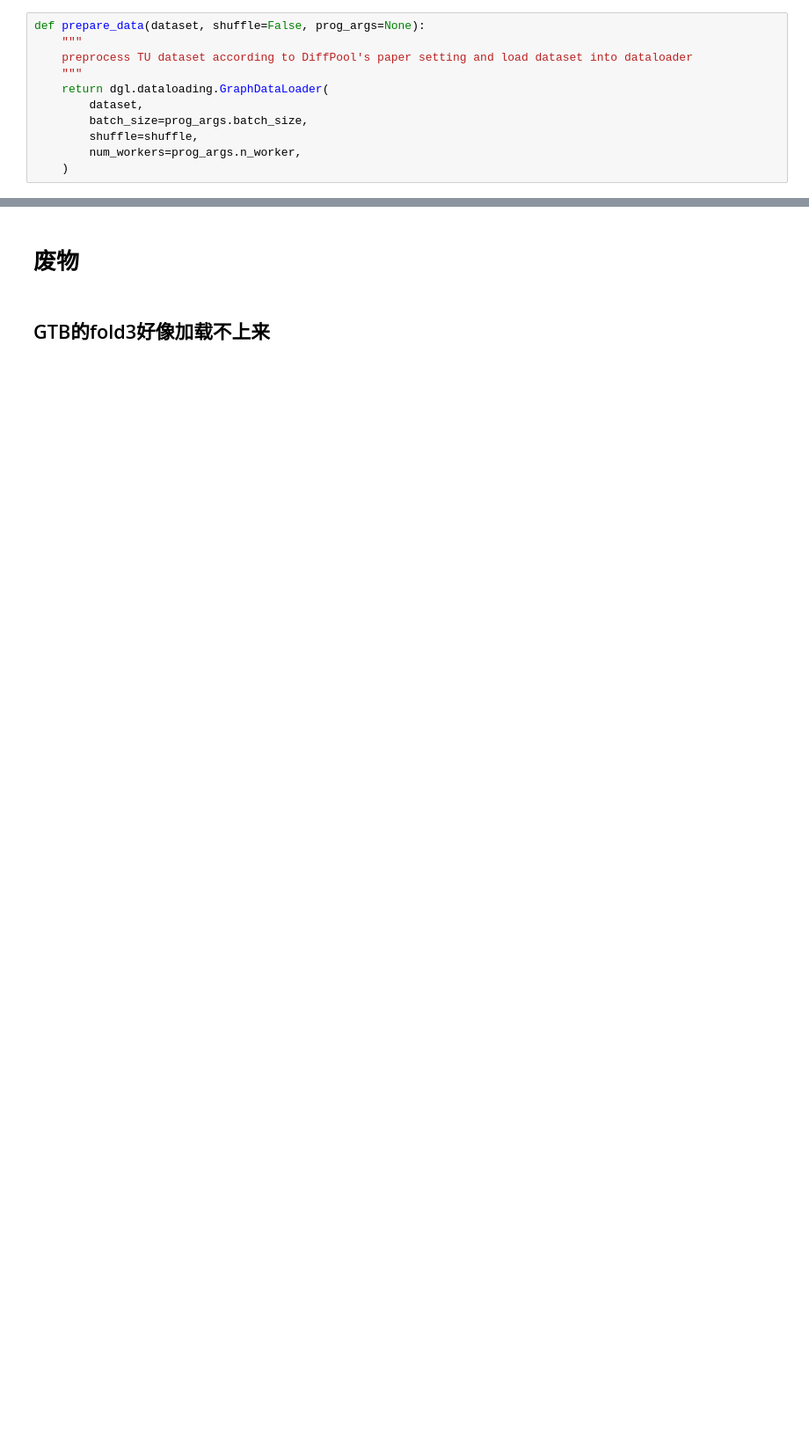
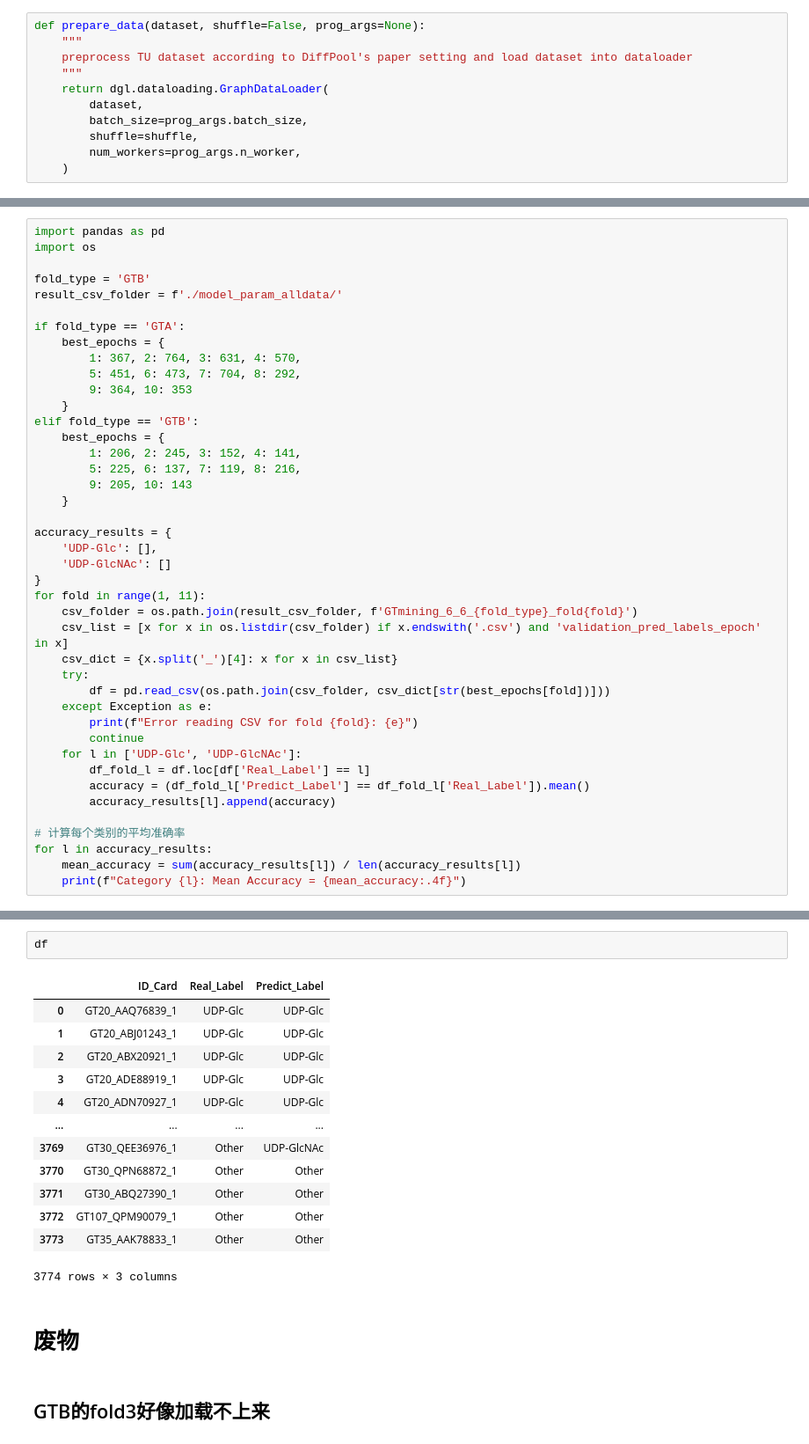
Before and after one commit to toolManAYY/GTmining, a Jupyter notebook: diffpool/select_epoch_and_plot_figure.ipynb, the cells around one changed output, grey strips where cells are left out. Shown at 88% size. Saved outputs shown, nothing was run; the diff lists cells and outputs as text; blank space fills up the shorter version.

```diff
--- a/diffpool/select_epoch_and_plot_figure.ipynb
+++ b/diffpool/select_epoch_and_plot_figure.ipynb
@@ -836,0 +1498,42 @@ roc_history_dict
+# %%
+import pandas as pd
+import os
+
+fold_type = 'GTB'
+result_csv_folder = f'./model_param_alldata/'
+
+if fold_type == 'GTA':
+    best_epochs = {
+        1: 367, 2: 764, 3: 631, 4: 570,
+        5: 451, 6: 473, 7: 704, 8: 292,
+        9: 364, 10: 353
+    }
+elif fold_type == 'GTB':
+    best_epochs = {
+        1: 206, 2: 245, 3: 152, 4: 141,
+        5: 225, 6: 137, 7: 119, 8: 216,
+        9: 205, 10: 143
+    }
+
+accuracy_results = {
+    'UDP-Glc': [],
+    'UDP-GlcNAc': []
+}
+for fold in range(1, 11):
+    csv_folder = os.path.join(result_csv_folder, f'GTmining_6_6_{fold_type}_fold{fold}')
+    csv_list = [x for x in os.listdir(csv_folder) if x.endswith('.csv') and 'validation_pred_labels_epoch' in x]
+    csv_dict = {x.split('_')[4]: x for x in csv_list}
+    try:
+        df = pd.read_csv(os.path.join(csv_folder, csv_dict[str(best_epochs[fold])]))
+    except Exception as e:
+        print(f"Error reading CSV for fold {fold}: {e}")
+        continue
+    for l in ['UDP-Glc', 'UDP-GlcNAc']:
+        df_fold_l = df.loc[df['Real_Label'] == l]
+        accuracy = (df_fold_l['Predict_Label'] == df_fold_l['Real_Label']).mean()
+        accuracy_results[l].append(accuracy)
+
+# 计算每个类别的平均准确率
+for l in accuracy_results:
+    mean_accuracy = sum(accuracy_results[l]) / len(accuracy_results[l])
+    print(f"Category {l}: Mean Accuracy = {mean_accuracy:.4f}")
@@ -837,3 +1544,19 @@ roc_history_dict
+# %%
+df
+# %% [output]
+|  | ID_Card | Real_Label | Predict_Label |
+| 0 | GT20_AAQ76839_1 | UDP-Glc | UDP-Glc |
+| 1 | GT20_ABJ01243_1 | UDP-Glc | UDP-Glc |
+| 2 | GT20_ABX20921_1 | UDP-Glc | UDP-Glc |
+| 3 | GT20_ADE88919_1 | UDP-Glc | UDP-Glc |
+| 4 | GT20_ADN70927_1 | UDP-Glc | UDP-Glc |
+| ... | ... | ... | ... |
+| 3769 | GT30_QEE36976_1 | Other | UDP-GlcNAc |
+| 3770 | GT30_QPN68872_1 | Other | Other |
+| 3771 | GT30_ABQ27390_1 | Other | Other |
+| 3772 | GT107_QPM90079_1 | Other | Other |
+| 3773 | GT35_AAK78833_1 | Other | Other |
+3774 rows × 3 columns
 # %% [markdown]
 # 废物
 # %% [markdown]
```
Also changed, not shown: parts of 34 cells of this notebook, 12 other files.
